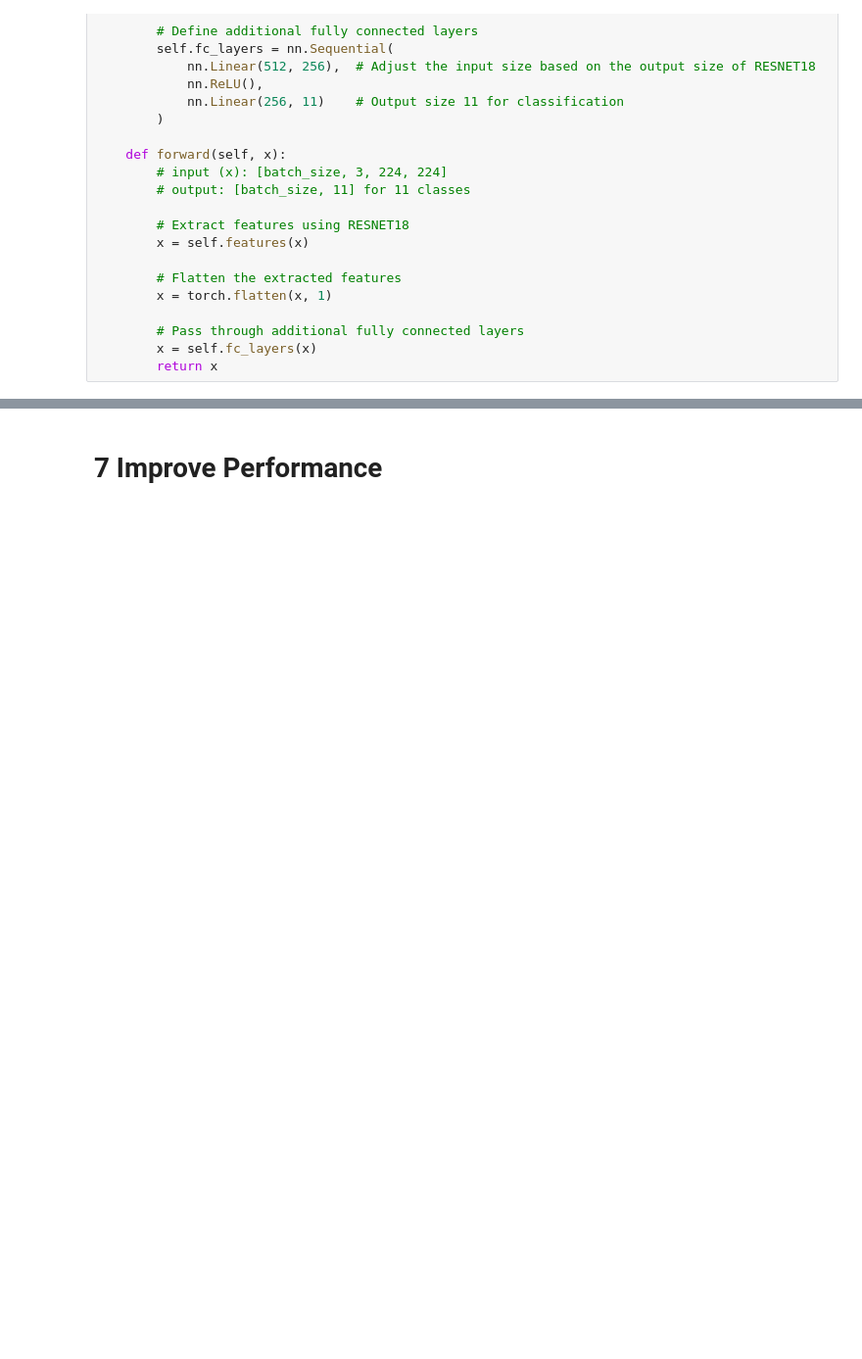
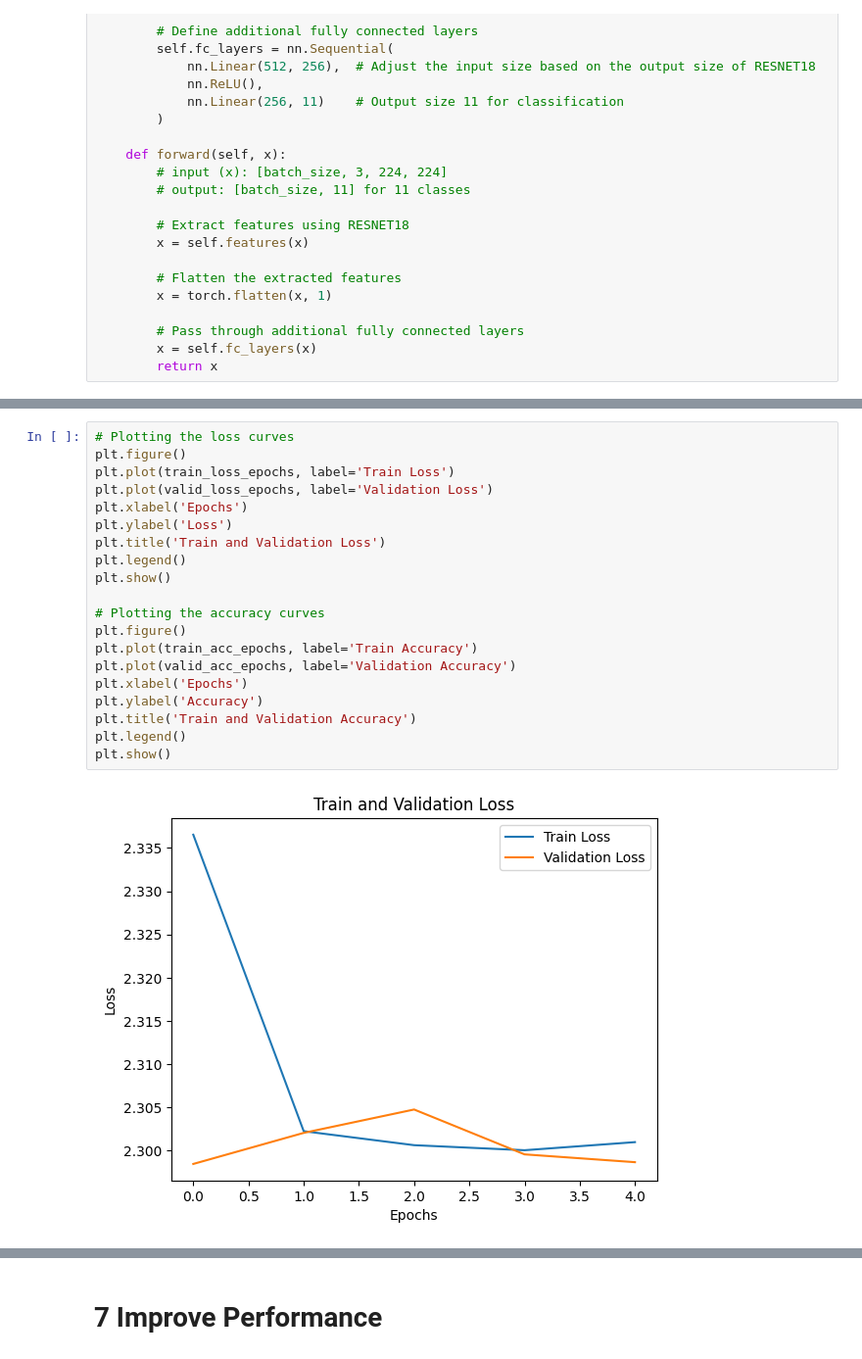
Before and after one commit to IjeomaM/dotnet-project, a Jupyter notebook: Copy_of_Lab_04_Convolutional_Neural_Network_Application_Solution.ipynb, the cells around one changed output, grey strips where cells are left out. Shown at 98% size. Drawn from its saved outputs; the diff is of its cells as text; blank space fills up the shorter version.

```diff
--- a/Copy_of_Lab_04_Convolutional_Neural_Network_Application_Solution.ipynb
+++ b/Copy_of_Lab_04_Convolutional_Neural_Network_Application_Solution.ipynb
@@ -517,0 +793,22 @@ RuntimeError: Input type (torch.cuda.FloatTensor) and weight type (torch.FloatTe
+# %%
+# Plotting the loss curves
+plt.figure()
+plt.plot(train_loss_epochs, label='Train Loss')
+plt.plot(valid_loss_epochs, label='Validation Loss')
+plt.xlabel('Epochs')
+plt.ylabel('Loss')
+plt.title('Train and Validation Loss')
+plt.legend()
+plt.show()
+
+# Plotting the accuracy curves
+plt.figure()
+plt.plot(train_acc_epochs, label='Train Accuracy')
+plt.plot(valid_acc_epochs, label='Validation Accuracy')
+plt.xlabel('Epochs')
+plt.ylabel('Accuracy')
+plt.title('Train and Validation Accuracy')
+plt.legend()
+plt.show()
+# %% [output]
+[figure, added]
```
Also changed, not shown: parts of 18 cells of this notebook.
